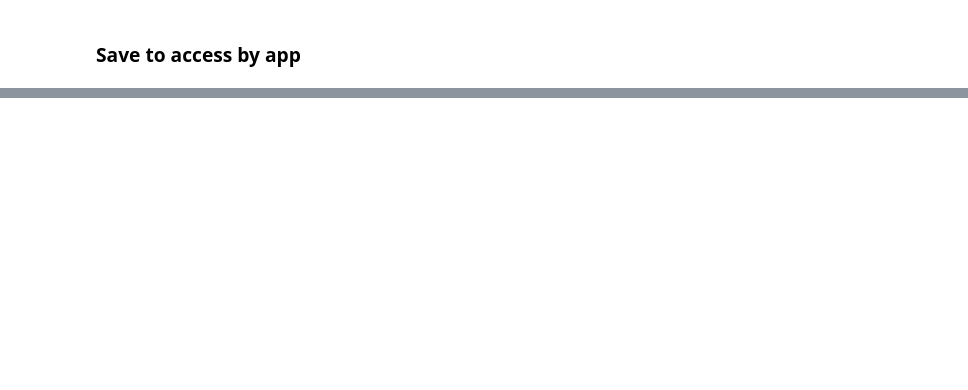
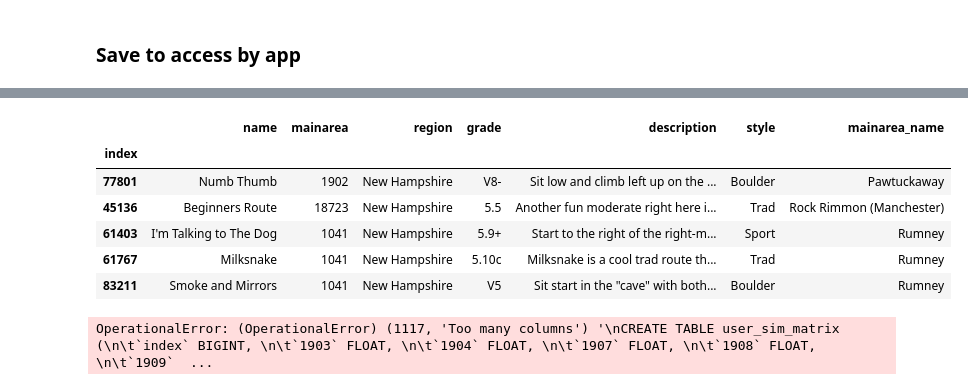
Before and after one commit to askerry/cragcrunch, a Jupyter notebook: Notebook 5. Climb Similarity.ipynb, the cells around one changed output, grey strips where cells are left out. Cells and saved outputs as stored; diff of their text form; code cells hidden in the pictures; blank space fills up the shorter version.

```diff
--- a/Notebook 5. Climb Similarity.ipynb
+++ b/Notebook 5. Climb Similarity.ipynb
@@ -111,0 +127,17 @@ usimdf.to_csv(os.path.join(projdir, 'user_sim_matrix.csv'))
+# %%
+dissimclimbs
+# %% [output]
+|  | name | mainarea | region | grade | description | style | mainarea_name |
+| index |  |  |  |  |  |  |  |
+| 77801 | Numb Thumb | 1902 | New Hampshire | V8- | Sit low and climb left up on the ... | Boulder | Pawtuckaway |
+| 45136 | Beginners Route | 18723 | New Hampshire | 5.5 | Another fun moderate right here i... | Trad | Rock Rimmon (Manchester) |
+| 61403 | I'm Talking to The Dog | 1041 | New Hampshire | 5.9+ | Start to the right of the right-m... | Sport | Rumney |
+| 61767 | Milksnake | 1041 | New Hampshire | 5.10c | Milksnake is a cool trad route th... | Trad | Rumney |
+| 83211 | Smoke and Mirrors | 1041 | New Hampshire | V5 | Sit start in the "cave" with both... | Boulder | Rumney |
+# %%
+#save sim matrix to db
+chunksize=1000
+engine = create_engine('mysql://%s@%s/%s?charset=%s&use_unicode=%s&passwd=%s' %(cfg.user, cfg.host, cfg.dbname, cfg.charset, cfg.use_unicode, cfg.passwd), pool_recycle=3600)
+comb_preddf.to_sql('comb_sim_preds', engine, if_exists='replace', chunksize=chunksize)
+# %% [output]
+OperationalError: (OperationalError) (1117, 'Too many columns') '\nCREATE TABLE user_sim_matrix (\n\t`index` BIGINT, \n\t`1903` FLOAT, \n\t`1904` FLOAT, \n\t`1907` FLOAT, \n\t`1908` FLOAT, \n\t`1909`  ...
```
Also changed, not shown: parts of 25 cells of this notebook, 6 other files.
